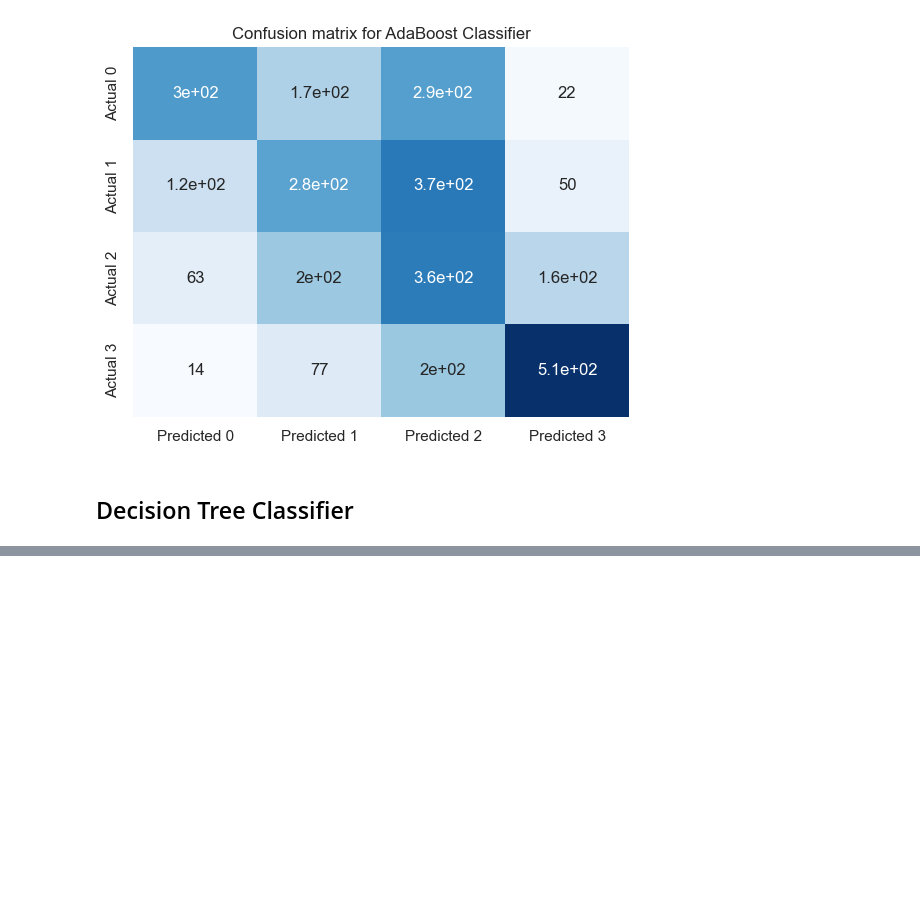
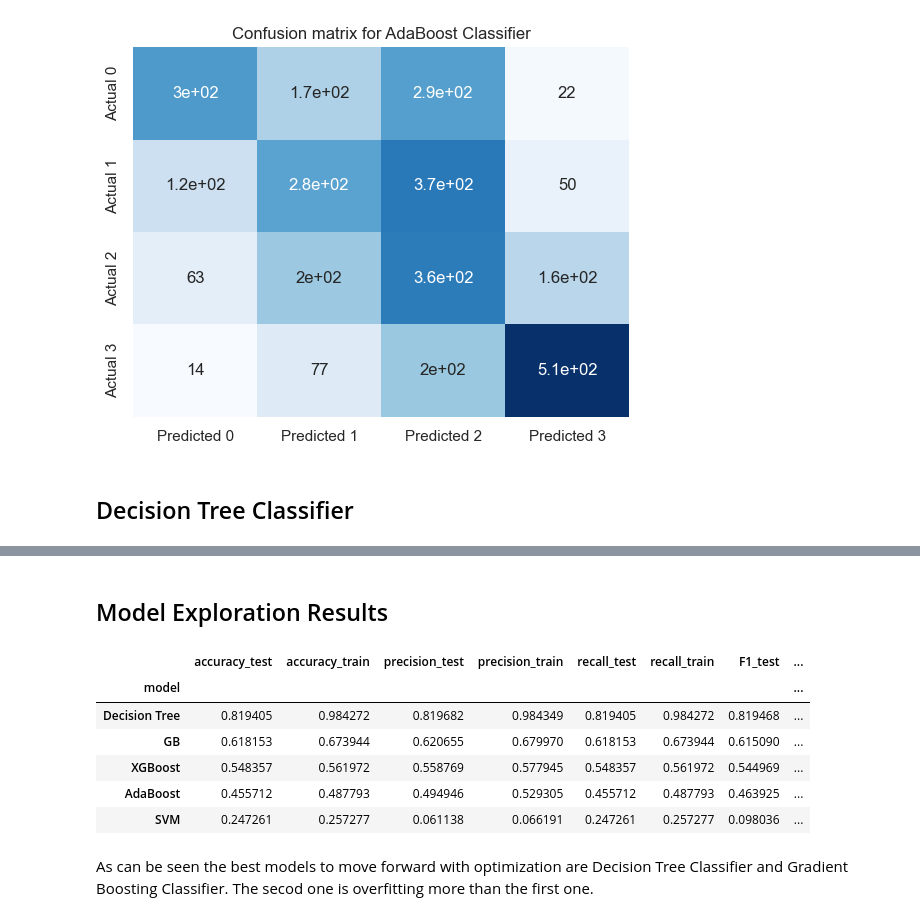
Before and after one commit to mlgomez0/advanced_python_project, a Jupyter notebook: notebooks/climate_change/climate_change_II.ipynb, the cells around one changed output, grey strips where cells are left out. Cells and saved outputs as stored; diff of their text form; code cells hidden in the pictures; blank space fills up the shorter version.

```diff
--- a/notebooks/climate_change/climate_change_II.ipynb
+++ b/notebooks/climate_change/climate_change_II.ipynb
@@ -703,17 +700,17 @@ y_pred_train = dt_clf.predict(X_final_train)
 
 # metrics test set
 accuracy_te, precision_te, recall_te, f1_te = print_metrics(y_test, y_pred_test, "Test")
-df_models_explorations.loc["AdaBoost", 'accuracy_test'] = accuracy_te
-df_models_explorations.loc["AdaBoost", 'precision_test'] = precision_te
-df_models_explorations.loc["AdaBoost", 'recall_test'] = recall_te
-df_models_explorations.loc["AdaBoost", 'F1_test'] = f1_te
+df_models_explorations.loc["Decision Tree", 'accuracy_test'] = accuracy_te
+df_models_explorations.loc["Decision Tree", 'precision_test'] = precision_te
+df_models_explorations.loc["Decision Tree", 'recall_test'] = recall_te
+df_models_explorations.loc["Decision Tree", 'F1_test'] = f1_te
 
 print("---------------------------------")
 
 # metrics train set
 accuracy_tr, precision_tr, recall_tr, f1_tr = print_metrics(y_train, y_pred_train, "Train")
-df_models_explorations.loc["AdaBoost", 'accuracy_train'] = accuracy_tr
-df_models_explorations.loc["AdaBoost", 'precision_train'] = precision_tr
-df_models_explorations.loc["AdaBoost", 'recall_train'] = recall_tr
-df_models_explorations.loc["AdaBoost", 'F1_train'] = f1_tr
+df_models_explorations.loc["Decision Tree", 'accuracy_train'] = accuracy_tr
+df_models_explorations.loc["Decision Tree", 'precision_train'] = precision_tr
+df_models_explorations.loc["Decision Tree", 'recall_train'] = recall_tr
+df_models_explorations.loc["Decision Tree", 'F1_train'] = f1_tr
 # %% [output]
@@ -800,0 +730,14 @@ save_model_pickle('NN_model', model)
+# %% [markdown]
+## Model Exploration Results
+# %%
+df_models_explorations.sort_values('accuracy_test', ascending=False)
+# %% [output]
+|  | accuracy_test | accuracy_train | precision_test | precision_train | recall_test | recall_train | F1_test | ... |
+| model |  |  |  |  |  |  |  | ... |
+| Decision Tree | 0.819405 | 0.984272 | 0.819682 | 0.984349 | 0.819405 | 0.984272 | 0.819468 | ... |
+| GB | 0.618153 | 0.673944 | 0.620655 | 0.679970 | 0.618153 | 0.673944 | 0.615090 | ... |
+| XGBoost | 0.548357 | 0.561972 | 0.558769 | 0.577945 | 0.548357 | 0.561972 | 0.544969 | ... |
+| AdaBoost | 0.455712 | 0.487793 | 0.494946 | 0.529305 | 0.455712 | 0.487793 | 0.463925 | ... |
+| SVM | 0.247261 | 0.257277 | 0.061138 | 0.066191 | 0.247261 | 0.257277 | 0.098036 | ... |
+# %% [markdown]
+As can be seen the best models to move forward with optimization are Decision Tree Classifier and Gradient Boosting Classifier. The secod one is overfitting more than the first one.
```
Also changed, not shown: parts of 7 cells of this notebook, 1 other file.
